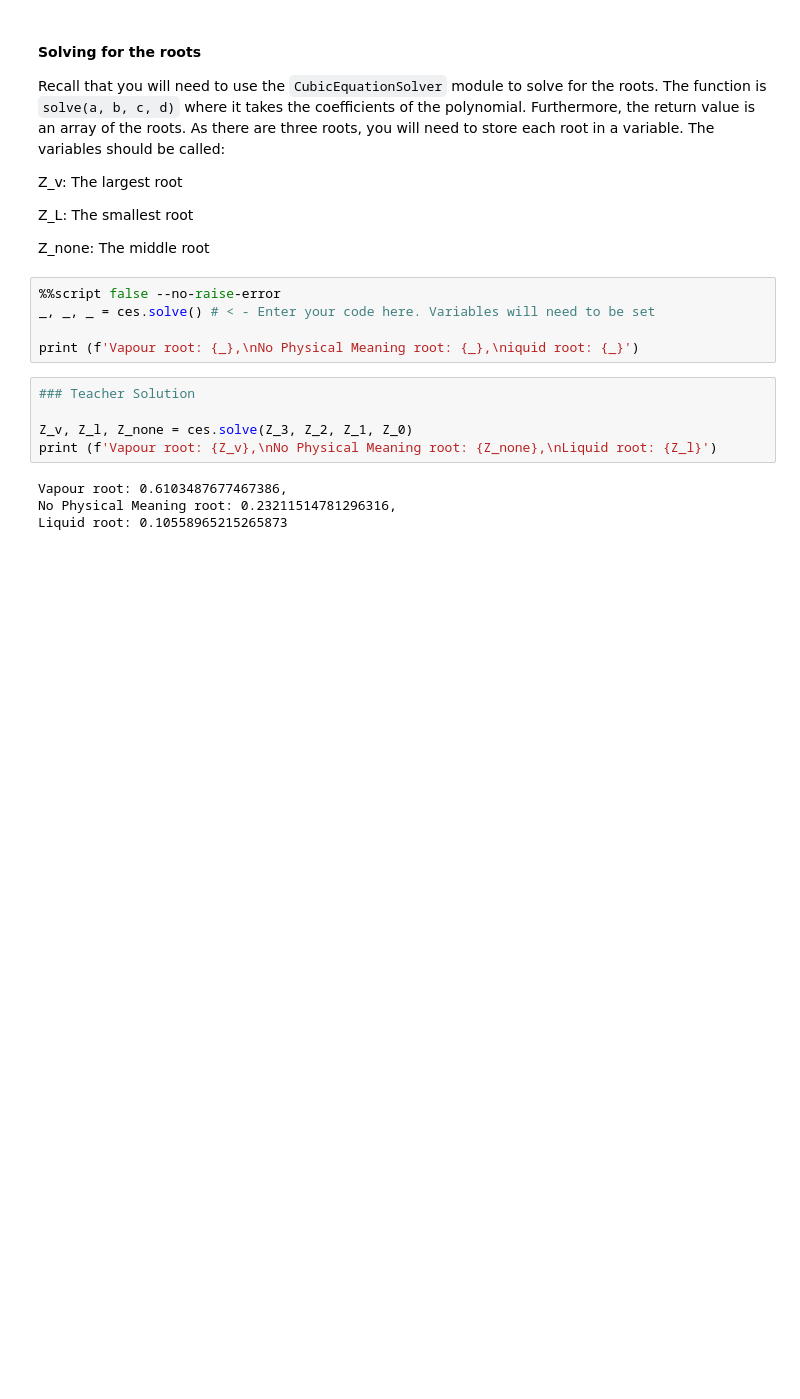
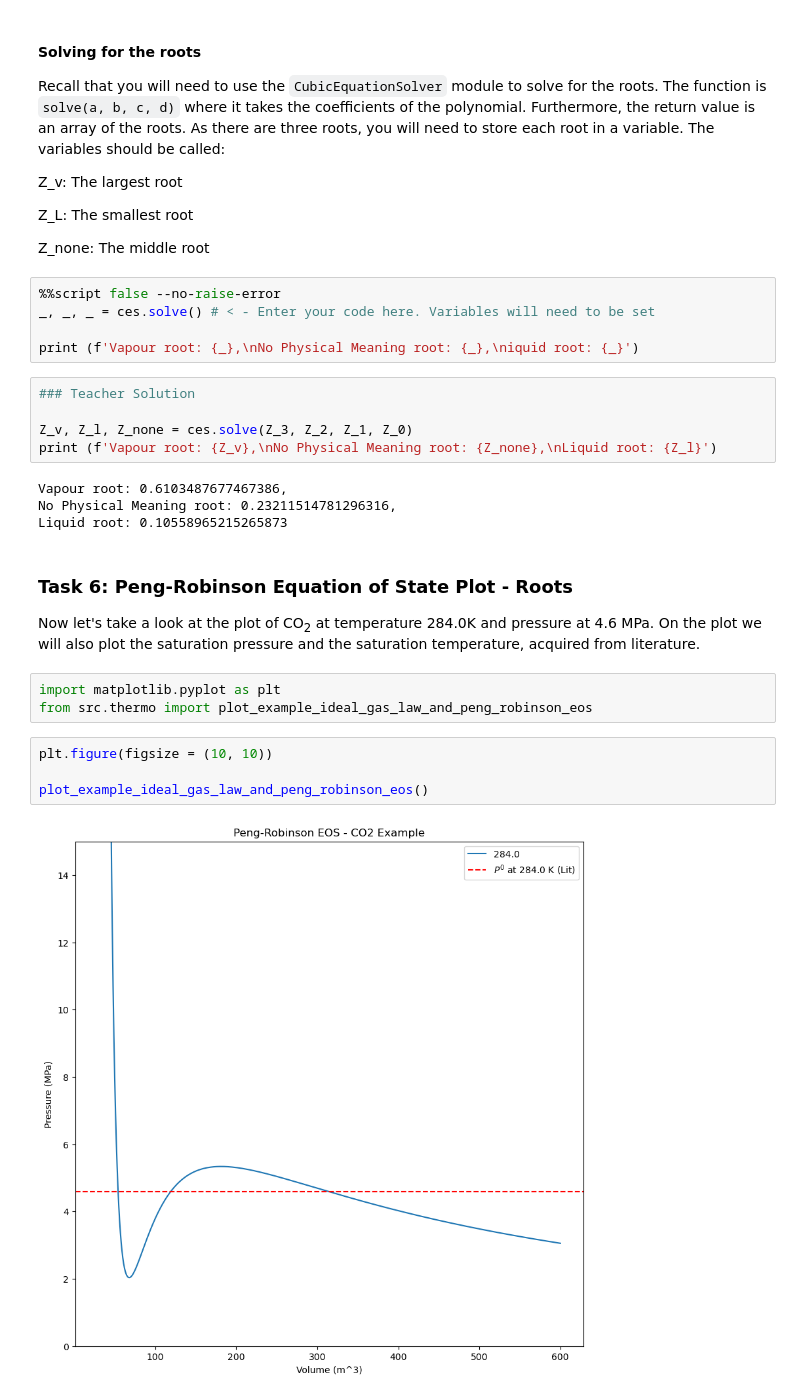
Before and after one commit to calvinp0/thermo_b_class, a Jupyter notebook: student_exercises.ipynb, the cells around one changed output. Saved outputs shown, nothing was run; the diff lists cells and outputs as text; blank space fills up the shorter version.

```diff
--- a/student_exercises.ipynb
+++ b/student_exercises.ipynb
@@ -437,3 +482,16 @@ print (f'Vapour root: {Z_v},\nNo Physical Meaning root: {Z_none},\nLiquid root:
 Vapour root: 0.6103487677467386,
 No Physical Meaning root: 0.23211514781296316,
 Liquid root: 0.10558965215265873
+# %% [markdown]
+### Task 6: Peng-Robinson Equation of State Plot - Roots
+
+Now let's take a look at the plot of CO<sub>2</sub> at temperature 284.0K and pressure at 4.6 MPa. On the plot we will also plot the saturation pressure and the saturation temperature, acquired from literature.
+# %%
+import matplotlib.pyplot as plt
+from src.thermo import plot_example_ideal_gas_law_and_peng_robinson_eos
+# %%
+plt.figure(figsize = (10, 10))
+
+plot_example_ideal_gas_law_and_peng_robinson_eos()
+# %% [output]
+[figure, added]
```
Also changed, not shown: parts of 64 cells of this notebook, 13 other files.
